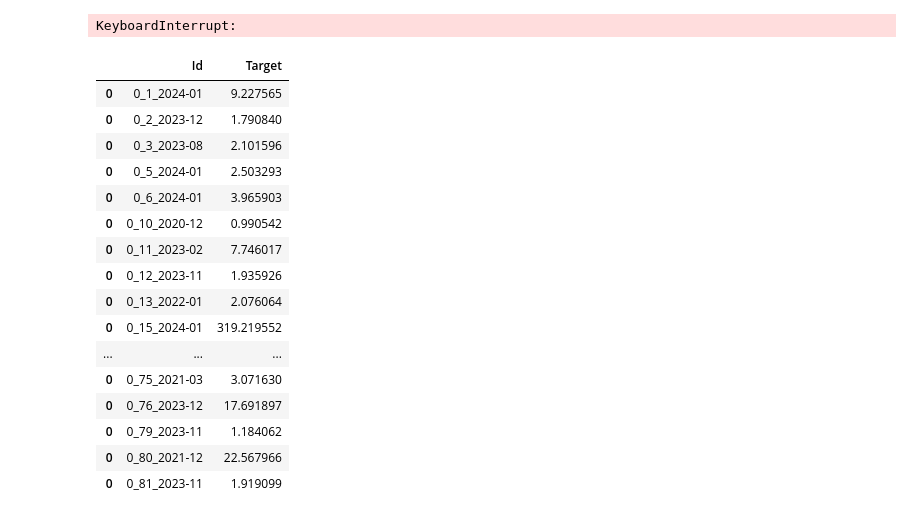
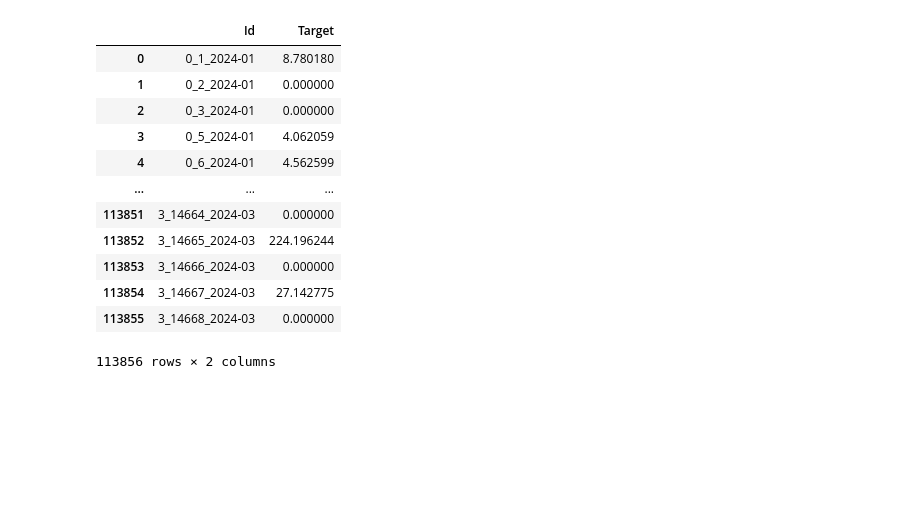
Before and after one commit to gotheartem/ioai-kaggle, a Jupyter notebook: competition-1/orefiev_idea.ipynb, the cells around one changed output. Drawn from its saved outputs; the diff is of its cells as text; code cells hidden in the pictures; blank space fills up the shorter version.

```diff
--- a/competition-1/orefiev_idea.ipynb
+++ b/competition-1/orefiev_idea.ipynb
@@ -181,10 +196,10 @@ final_model.fit(
 <catboost.core.CatBoostRegressor at 0x...>
 # %%
-def predict_next_month(company_id, product_id, df):
+def predict_next_month(df):
     df = df.copy()
     df['Month_date'] = pd.to_datetime(df['Month'], format='%Y-%m')
     df['Month_pred'] = (df['Month_date'] + pd.offsets.MonthBegin(1)).dt.to_period('M').astype(str)
-    df = df[(df['Company_ID'] == company_id) & (df['Product_ID'] == product_id)].sort_values(by='Month_date')
+    df = df.sort_values(by='Month_date')
 
     gb = df.groupby(['Company_ID','Product_ID'])
     for i in range(n_lags + 1):
@@ -192,5 +207,6 @@ def predict_next_month(company_id, product_id, df):
 
     df['Target'] = gb['sum_sales'].shift(-1)
 
-    df['Target'].iloc[-1] = model.predict(df[feature_cols + cat_cols].iloc[-1:])
-    return df[['Company_ID', 'Product_ID', 'Month_pred', 'Target']].iloc[-1:]
+    to_predict = df['Target'].isna()
+    df.loc[to_predict, 'Target'] = model.predict(df.loc[to_predict, feature_cols + cat_cols])
+    return df.loc[to_predict, ['Company_ID', 'Product_ID', 'Month_pred', 'Target']]
@@ -201,0 +213,5 @@ predict_next_month(0, 1, monthly_agg_saved)
+# %%
+sample_submission['Company_ID'] = sample_submission['Id'].apply(lambda x: x.split('_')[0]).astype(int)
+sample_submission['Product_ID'] = sample_submission['Id'].apply(lambda x: x.split('_')[1]).astype(int)
+sample_submission['Month_pred'] = sample_submission['Id'].apply(lambda x: x.split('_')[2]).astype(str)
+sample_submission
@@ -202,23 +232,11 @@ predict_next_month(0, 1, monthly_agg_saved)
 # %%
-sample_submission['Company_ID'] = sample_submission['Id'].apply(lambda x: x.split('_')[0]).astype(int)
-sample_submission['Product_ID'] = sample_submission['Id'].apply(lambda x: x.split('_')[1]).astype(int)
+preds = []
+mag = monthly_agg_saved.copy()
+for i in range(3):
+    p = predict_next_month(mag)
+    preds.append(p.copy())
 
-sub = pd.DataFrame(columns=['Id', 'Target'])
-for i in range(3):
-    for company_id in sample_submission['Company_ID'].unique():
-        for product_id in tqdm.tqdm(sample_submission['Product_ID'].unique()):
-            p = predict_next_month(company_id, product_id, monthly_agg_saved)
-            nrow = pd.DataFrame({
-                'Company_ID': [p['Company_ID'].iloc[0]],
-                'Product_ID': [p['Product_ID'].iloc[0]],
-                'Month': [p['Month_pred'].iloc[0]],
-                'sum_sales': [p['Target'].iloc[0]]
-            })
-            monthly_agg_saved = pd.concat([monthly_agg_saved, nrow])
-            nrow = pd.DataFrame({
-                'Id': [f"{p['Company_ID'].iloc[0]}_{p['Product_ID'].iloc[0]}_{p['Month_pred'].iloc[0]}"],
-                'Target': [p['Target'].iloc[0]]
-            })
-            sub = pd.concat([sub, nrow])
+    p.columns = ['Company_ID', 'Product_ID', 'Month', 'sum_sales']
+    mag = pd.concat([mag, p], axis=0)
+preds = pd.concat(preds, axis=0)
+sample_submission = sample_submission.drop(columns=['Target'], axis=1).merge(preds, 'left', on=['Company_ID', 'Product_ID', 'Month_pred'])
-# %% [output]
-KeyboardInterrupt:
@@ -225,21 +248,17 @@ KeyboardInterrupt:
 # %%
-sub
+sample_submission[['Id', 'Target']]
 # %% [output]
 |  | Id | Target |
-| 0 | 0_1_2024-01 | 9.227565 |
-| 0 | 0_2_2023-12 | 1.790840 |
-| 0 | 0_3_2023-08 | 2.101596 |
-| 0 | 0_5_2024-01 | 2.503293 |
-| 0 | 0_6_2024-01 | 3.965903 |
-| 0 | 0_10_2020-12 | 0.990542 |
-| 0 | 0_11_2023-02 | 7.746017 |
-| 0 | 0_12_2023-11 | 1.935926 |
-| 0 | 0_13_2022-01 | 2.076064 |
-| 0 | 0_15_2024-01 | 319.219552 |
+| 0 | 0_1_2024-01 | 8.780180 |
+| 1 | 0_2_2024-01 | 0.000000 |
+| 2 | 0_3_2024-01 | 0.000000 |
+| 3 | 0_5_2024-01 | 4.062059 |
+| 4 | 0_6_2024-01 | 4.562599 |
 | ... | ... | ... |
-| 0 | 0_75_2021-03 | 3.071630 |
-| 0 | 0_76_2023-12 | 17.691897 |
-| 0 | 0_79_2023-11 | 1.184062 |
-| 0 | 0_80_2021-12 | 22.567966 |
-| 0 | 0_81_2023-11 | 1.919099 |
+| 113851 | 3_14664_2024-03 | 0.000000 |
+| 113852 | 3_14665_2024-03 | 224.196244 |
+| 113853 | 3_14666_2024-03 | 0.000000 |
+| 113854 | 3_14667_2024-03 | 27.142775 |
+| 113855 | 3_14668_2024-03 | 0.000000 |
+113856 rows × 2 columns
 # %%
```
Also changed, not shown: parts of 15 cells of this notebook, 1 other file.
